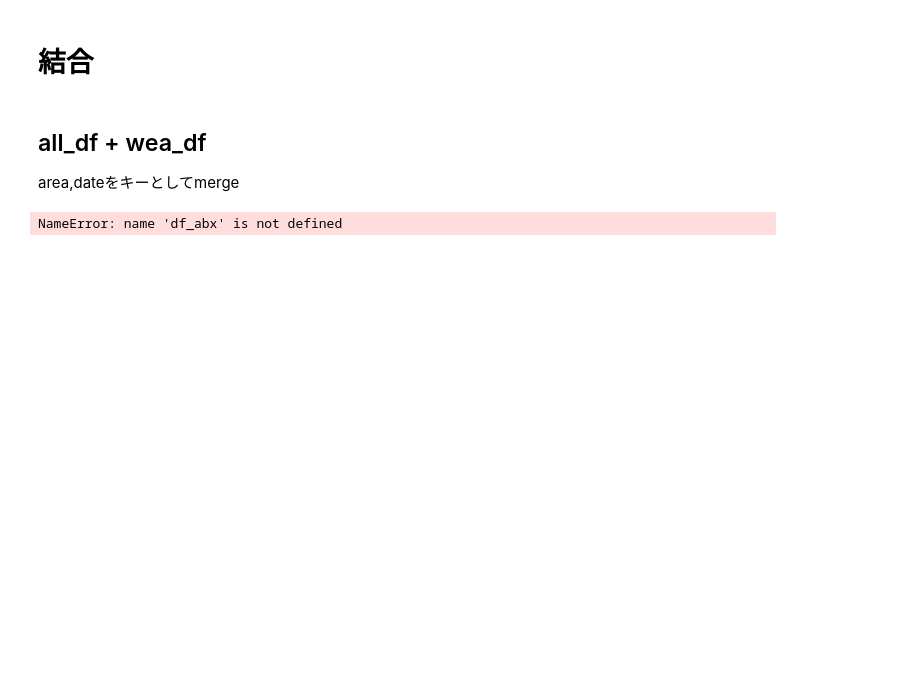
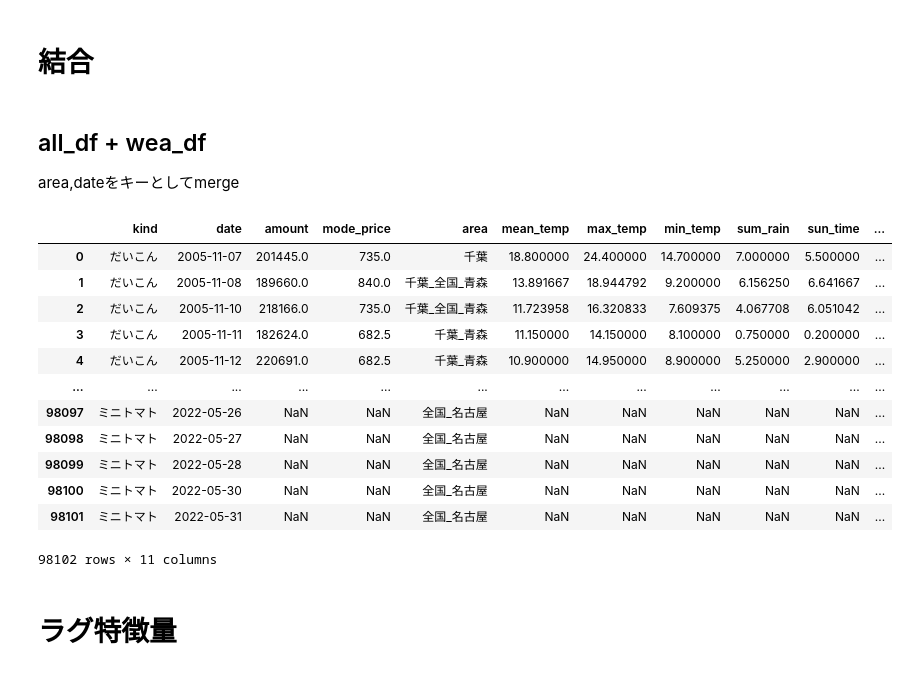
Before and after one commit to snoopy0420/nishika_vegetableprice, a Jupyter notebook: notebooks/FreshVegetable_Preprocess.ipynb, the cells around one changed output. Saved outputs shown, nothing was run; the diff lists cells and outputs as text; code cells hidden in the pictures; blank space fills up the shorter version.

```diff
--- a/notebooks/FreshVegetable_Preprocess.ipynb
+++ b/notebooks/FreshVegetable_Preprocess.ipynb
@@ -170,3 +170,19 @@ all_df.head()
 # %%
 # datetime型の平均の取り方がわからないので削除
 wea_df = wea_df.drop(columns=["max_temp_time","min_temp_time"])
+# %%
+# wea_dfに全国を追加する
+agg_cols = [i for i in wea_df.columns if i not in ["area","date"]]
+tmp_df = wea_df.groupby(["date"])[agg_cols].agg(["mean"]).reset_index()
+
+new_cols = []
+for col1,col2 in tmp_df.columns:
+    new_cols.append(col1)
+tmp_df.columns = new_cols
+
+tmp_df["area"] = "全国"
+tmp_df["date"] = wea_df[wea_df["area"]=="千葉"]["date"].values
+tmp_df = tmp_df[wea_df.columns]
+
+wea_df = pd.concat([wea_df, tmp_df])
+wea_df.tail()
@@ -239,9 +246,26 @@ area_pair_dfs[40]
+# %%
+wea_df = area_pair_df
 # %% [markdown]
 #  結合
 # %% [markdown]
 ## all_df + wea_df
 area,dateをキーとしてmerge
 # %%
-pd.merge(df_abx, df_acx, on=['a', 'x'], how='left')
+all_wea_df = pd.merge(all_df, wea_df, on=['date', 'area'], how='left')
+all_wea_df
 # %% [output]
+|  | kind | date | amount | mode_price | area | mean_temp | max_temp | min_temp | sum_rain | sun_time | ... |
+| 0 | だいこん | 2005-11-07 | 201445.0 | 735.0 | 千葉 | 18.800000 | 24.400000 | 14.700000 | 7.000000 | 5.500000 | ... |
+| 1 | だいこん | 2005-11-08 | 189660.0 | 840.0 | 千葉_全国_青森 | 13.891667 | 18.944792 | 9.200000 | 6.156250 | 6.641667 | ... |
+| 2 | だいこん | 2005-11-10 | 218166.0 | 735.0 | 千葉_全国_青森 | 11.723958 | 16.320833 | 7.609375 | 4.067708 | 6.051042 | ... |
+| 3 | だいこん | 2005-11-11 | 182624.0 | 682.5 | 千葉_青森 | 11.150000 | 14.150000 | 8.100000 | 0.750000 | 0.200000 | ... |
+| 4 | だいこん | 2005-11-12 | 220691.0 | 682.5 | 千葉_青森 | 10.900000 | 14.950000 | 8.900000 | 5.250000 | 2.900000 | ... |
+| ... | ... | ... | ... | ... | ... | ... | ... | ... | ... | ... | ... |
+| 98097 | ミニトマト | 2022-05-26 | NaN | NaN | 全国_名古屋 | NaN | NaN | NaN | NaN | NaN | ... |
+| 98098 | ミニトマト | 2022-05-27 | NaN | NaN | 全国_名古屋 | NaN | NaN | NaN | NaN | NaN | ... |
+| 98099 | ミニトマト | 2022-05-28 | NaN | NaN | 全国_名古屋 | NaN | NaN | NaN | NaN | NaN | ... |
+| 98100 | ミニトマト | 2022-05-30 | NaN | NaN | 全国_名古屋 | NaN | NaN | NaN | NaN | NaN | ... |
+| 98101 | ミニトマト | 2022-05-31 | NaN | NaN | 全国_名古屋 | NaN | NaN | NaN | NaN | NaN | ... |
-NameError: name 'df_abx' is not defined
+98102 rows × 11 columns
+# %% [markdown]
+# ラグ特徴量
```
Also changed, not shown: parts of 7 cells of this notebook, 15 other files.
